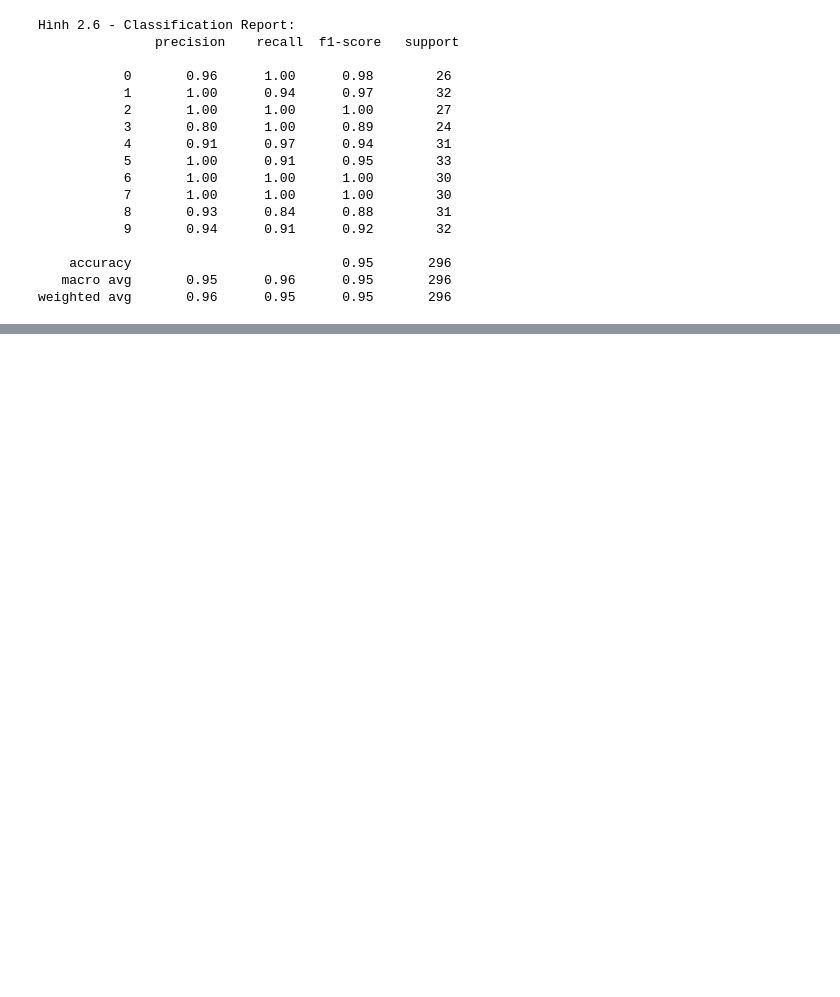
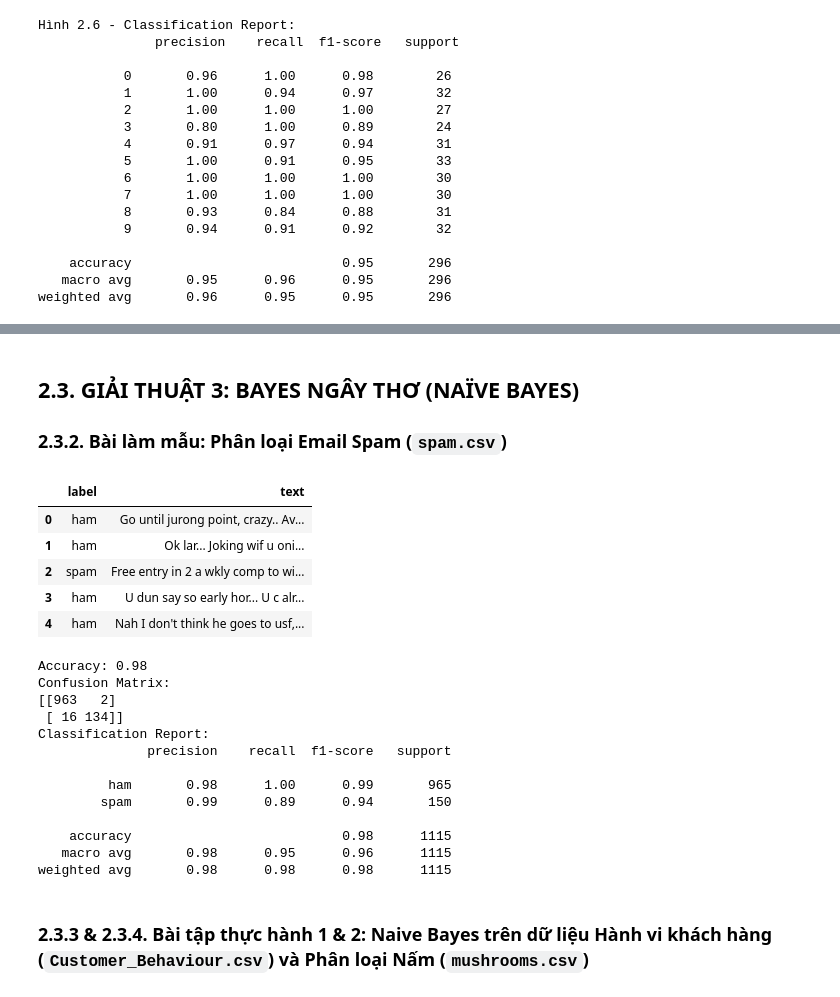
Before and after one commit to JaseSous/ml_group, a Jupyter notebook: Lab/Lab05/Lab05_02_CacGiaiThuatPhanLoai.ipynb, the cells around one changed output, grey strips where cells are left out. Saved outputs shown, nothing was run; the diff lists cells and outputs as text; code cells hidden in the pictures; blank space fills up the shorter version.

```diff
--- a/Lab/Lab05/Lab05_02_CacGiaiThuatPhanLoai.ipynb
+++ b/Lab/Lab05/Lab05_02_CacGiaiThuatPhanLoai.ipynb
@@ -310,0 +367,53 @@ weighted avg       0.96      0.95      0.95       296
+# %% [markdown]
+## 2.3. GIẢI THUẬT 3: BAYES NGÂY THƠ (NAÏVE BAYES)
+### 2.3.2. Bài làm mẫu: Phân loại Email Spam (`spam.csv`)
+# %%
+# 2.3.2 - Bài làm mẫu: Phân loại Email Spam bằng Multinomial Naive Bayes
+data = pd.read_csv('spam.csv', encoding='latin-1')
+data = data.drop(columns=['Unnamed: 2', 'Unnamed: 3', 'Unnamed: 4'], axis=1)
+data.columns = ['label', 'text']
+display(data.head())
+
+X = data.drop('label', axis=1)
+y = data['label']
+X_train, X_test, y_train, y_test = train_test_split(X, y, test_size=0.2, random_state=42)
+
+vectorizer = CountVectorizer()
+X_train_vectorized = vectorizer.fit_transform(X_train['text'])
+X_test_vectorized = vectorizer.transform(X_test['text'])
+
+classifier = MultinomialNB()
+classifier.fit(X_train_vectorized, y_train)
+y_pred = classifier.predict(X_test_vectorized)
+
+accuracy = accuracy_score(y_test, y_pred)
+conf_matrix = confusion_matrix(y_test, y_pred)
+classification_rep = classification_report(y_test, y_pred)
+
+print(f"Accuracy: {accuracy:.2f}")
+print("Confusion Matrix:")
+print(conf_matrix)
+print("Classification Report:")
+print(classification_rep)
+# %% [output]
+|  | label | text |
+| 0 | ham | Go until jurong point, crazy.. Av... |
+| 1 | ham | Ok lar... Joking wif u oni... |
+| 2 | spam | Free entry in 2 a wkly comp to wi... |
+| 3 | ham | U dun say so early hor... U c alr... |
+| 4 | ham | Nah I don't think he goes to usf,... |
+Accuracy: 0.98
+Confusion Matrix:
+[[963   2]
+ [ 16 134]]
+Classification Report:
+              precision    recall  f1-score   support
+
+         ham       0.98      1.00      0.99       965
+        spam       0.99      0.89      0.94       150
+
+    accuracy                           0.98      1115
+   macro avg       0.98      0.95      0.96      1115
+weighted avg       0.98      0.98      0.98      1115
+# %% [markdown]
+### 2.3.3 & 2.3.4. Bài tập thực hành 1 & 2: Naive Bayes trên dữ liệu Hành vi khách hàng (`Customer_Behaviour.csv`) và Phân loại Nấm (`mushrooms.csv`)
```
Also changed, not shown: parts of 4 cells of this notebook.
